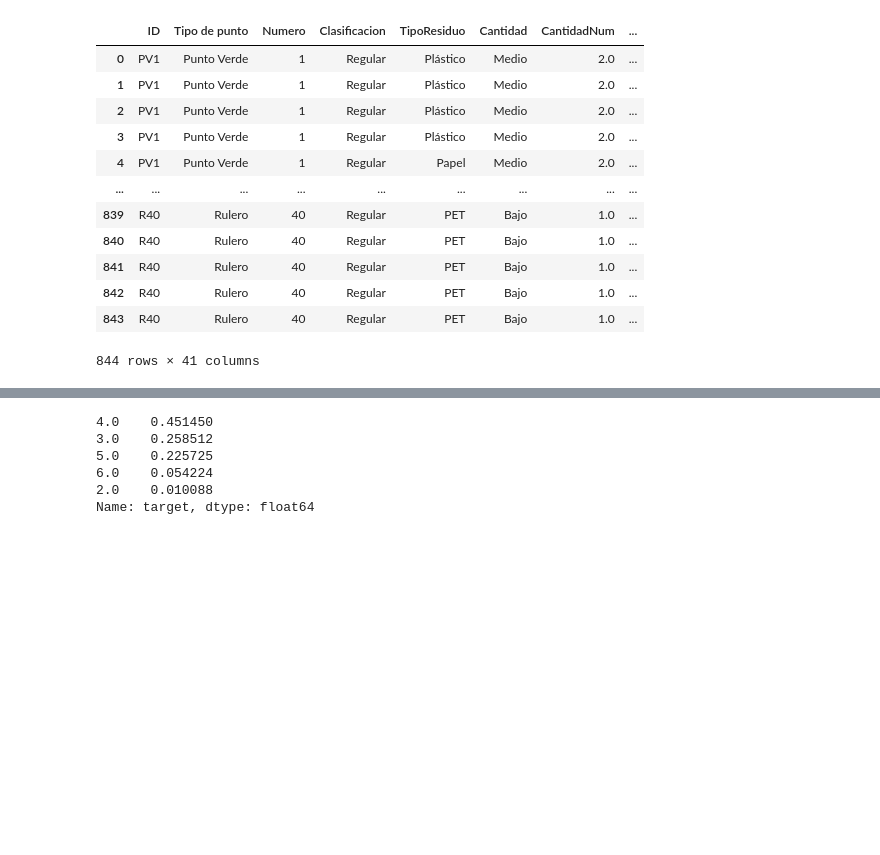
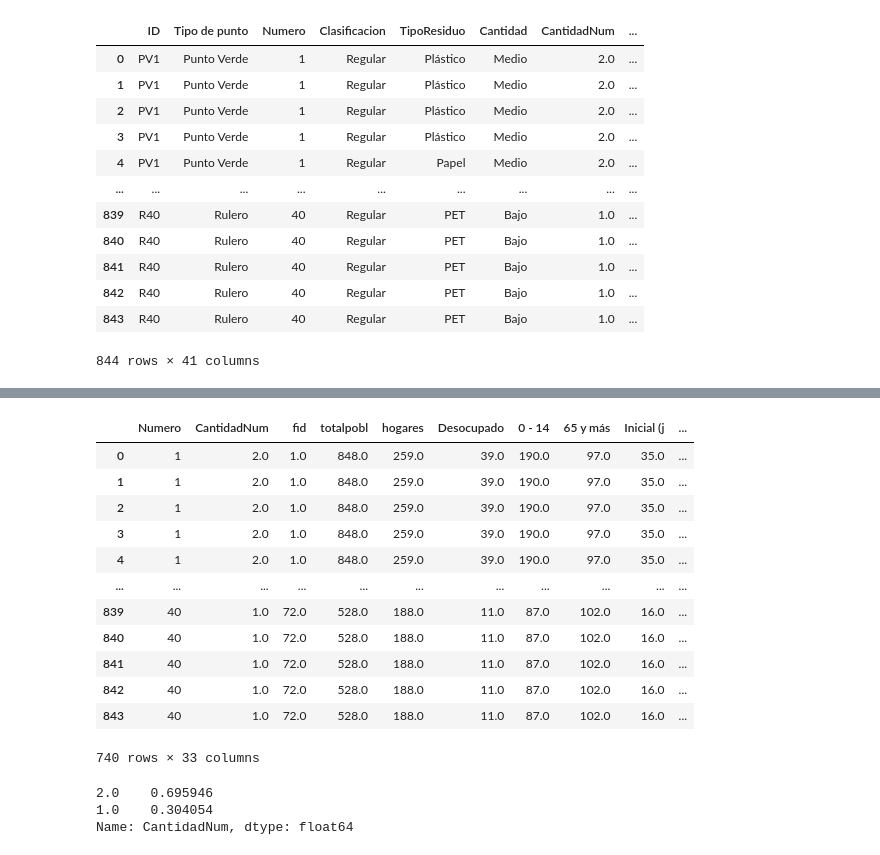
Before and after one commit to GerardoGrana/DHdatascienceG8, a Jupyter notebook: Desafio_3.ipynb, the cells around one changed output, grey strips where cells are left out. Drawn from its saved outputs; the diff is of its cells as text; code cells hidden in the pictures; blank space fills up the shorter version.

```diff
--- a/Desafio_3.ipynb
+++ b/Desafio_3.ipynb
@@ -333,0 +320,3 @@ df_final2
+# %%
+#CALIDAD PARA BORRAR LOS 2
+index = df_final2[ df_final2['ClasificacionNum2'] == 1 ].index
@@ -334 +332,5 @@ df_final2
+# %%
+df_final2.drop(index, inplace = True)
+# %%
+df_final2.drop(index2, inplace = True)
 # %%
@@ -346,3 +356,19 @@ Index(['Numero', 'fid', 'totalpobl', 'hogares', 'Desocupado', '0 - 14',
+# %%
+df_final2
+# %% [output]
+|  | Numero | CantidadNum | fid | totalpobl | hogares | Desocupado | 0 - 14 | 65 y más | Inicial (j | ... |
+| 0 | 1 | 2.0 | 1.0 | 848.0 | 259.0 | 39.0 | 190.0 | 97.0 | 35.0 | ... |
+| 1 | 1 | 2.0 | 1.0 | 848.0 | 259.0 | 39.0 | 190.0 | 97.0 | 35.0 | ... |
+| 2 | 1 | 2.0 | 1.0 | 848.0 | 259.0 | 39.0 | 190.0 | 97.0 | 35.0 | ... |
+| 3 | 1 | 2.0 | 1.0 | 848.0 | 259.0 | 39.0 | 190.0 | 97.0 | 35.0 | ... |
+| 4 | 1 | 2.0 | 1.0 | 848.0 | 259.0 | 39.0 | 190.0 | 97.0 | 35.0 | ... |
+| ... | ... | ... | ... | ... | ... | ... | ... | ... | ... | ... |
+| 839 | 40 | 1.0 | 72.0 | 528.0 | 188.0 | 11.0 | 87.0 | 102.0 | 16.0 | ... |
+| 840 | 40 | 1.0 | 72.0 | 528.0 | 188.0 | 11.0 | 87.0 | 102.0 | 16.0 | ... |
+| 841 | 40 | 1.0 | 72.0 | 528.0 | 188.0 | 11.0 | 87.0 | 102.0 | 16.0 | ... |
+| 842 | 40 | 1.0 | 72.0 | 528.0 | 188.0 | 11.0 | 87.0 | 102.0 | 16.0 | ... |
+| 843 | 40 | 1.0 | 72.0 | 528.0 | 188.0 | 11.0 | 87.0 | 102.0 | 16.0 | ... |
+740 rows × 33 columns
 # %%
 ##############################################################################################################################
 # %%
@@ -360,9 +392,6 @@ y = df_final2['target']
 # %%
-y.value_counts() / y.value_counts().sum()
+y_cantidad.value_counts() / y_cantidad.value_counts().sum()
 # %% [output]
-4.0    0.451450
-3.0    0.258512
-5.0    0.225725
-6.0    0.054224
-2.0    0.010088
-Name: target, dtype: float64
+2.0    0.695946
+1.0    0.304054
+Name: CantidadNum, dtype: float64
```
Also changed, not shown: parts of 29 cells of this notebook.
